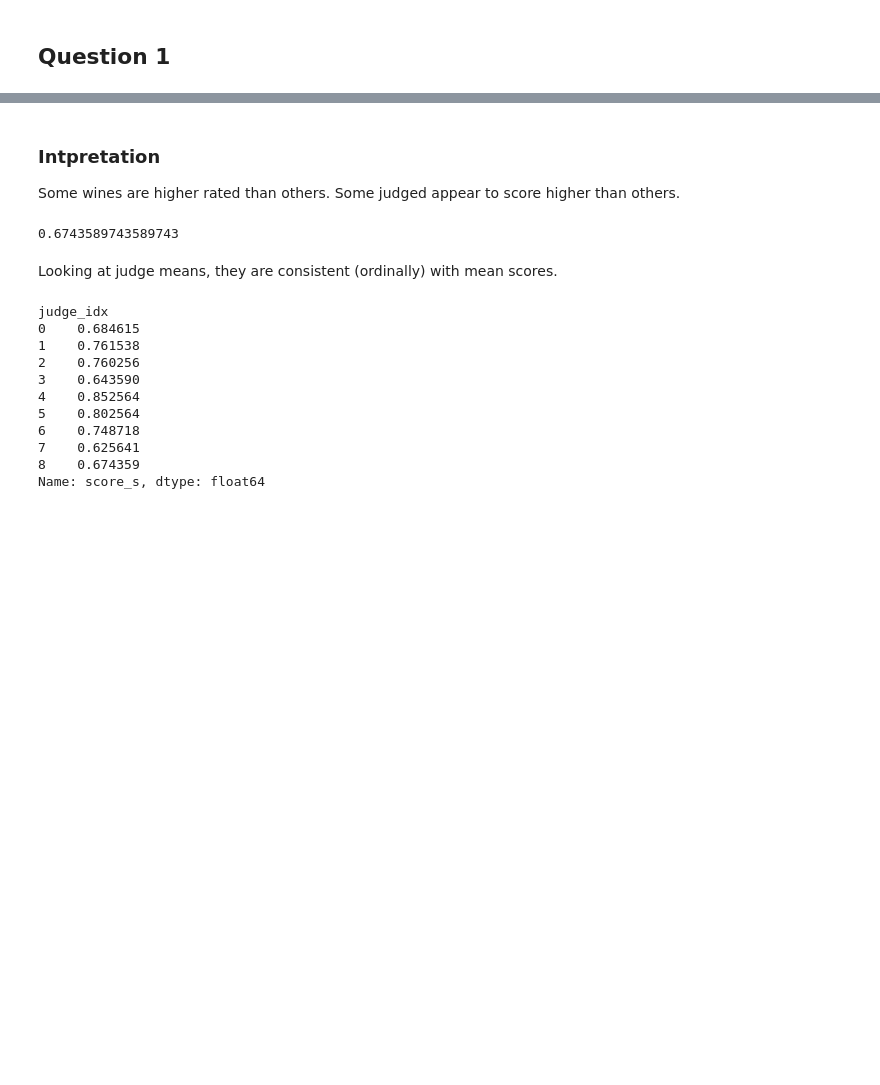
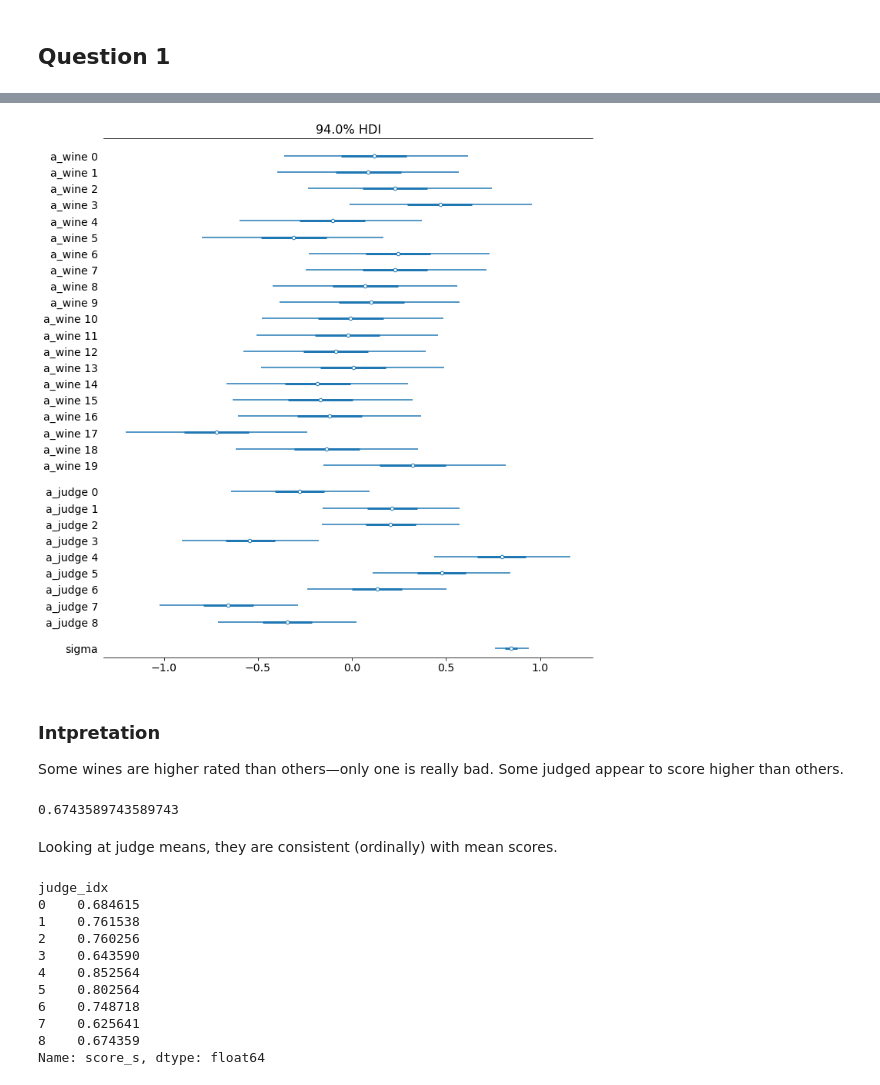
Before and after one commit to mjbrydon/stat_rethinking_2020, a Jupyter notebook: Homework_05.ipynb, the cells around one changed output, grey strips where cells are left out. Cells and saved outputs as stored; diff of their text form; code cells hidden in the pictures; blank space fills up the shorter version.

```diff
--- a/Homework_05.ipynb
+++ b/Homework_05.ipynb
@@ -109,7 +120,11 @@ q1_m1_res
+# %%
+az.plot_forest(q1_m1_trace, figsize=(10,10), combined=True );
+# %% [output]
+[figure, added]
 # %% [markdown]
 ### Intpretation
 
-Some wines are higher rated than others.  Some judged appear to score higher than others.
+Some wines are higher rated than others&mdash;only one is really bad.  Some judged appear to score higher than others.
 # %%
 d.loc[d["judge_idx"] == 8, "score_s"].mean()
 # %% [output]
```
Also changed, not shown: parts of 15 cells of this notebook, 1 other file.
